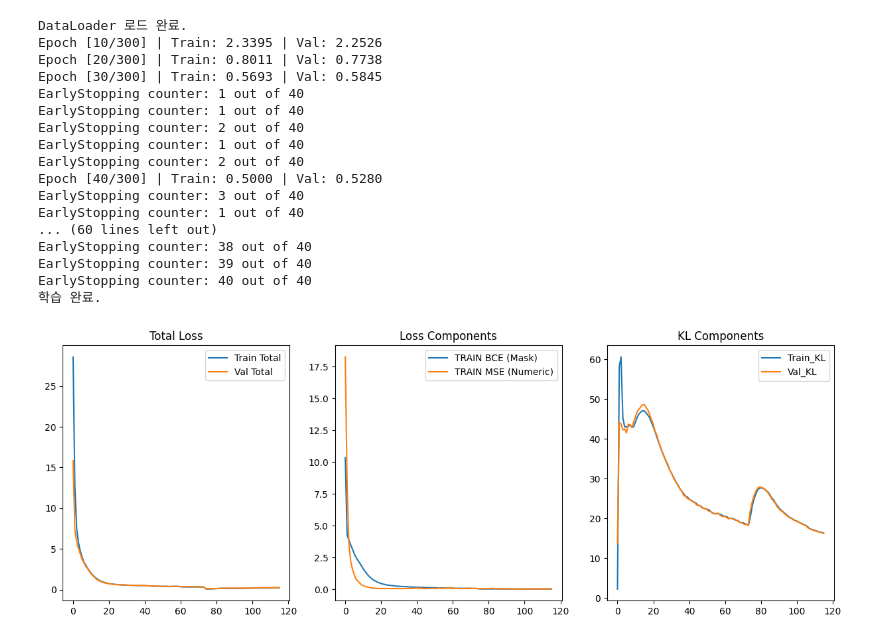
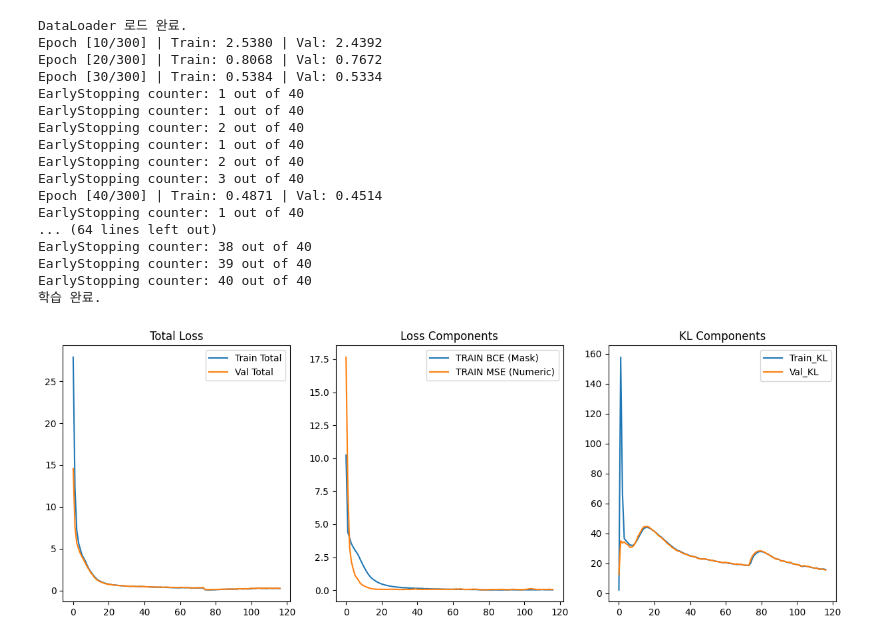
Before and after one commit to MINGYU-1/intern_practicing, a Jupyter notebook: 1_21_vae 모델.ipynb, the cells around one changed output. Drawn from its saved outputs; the diff is of its cells as text; code cells hidden in the pictures.

```diff
--- a/1_21_vae 모델.ipynb
+++ b/1_21_vae 모델.ipynb
@@ -22,9 +22,9 @@ except FileNotFoundError:
 # 샘플을 통해 입력 차원을 자동으로 결정합니다.
 x_sample, c_sample = next(iter(train_loader))
 model = MultiDecoderCondVAE(x_dim=x_sample.shape[1], c_dim=c_sample.shape[1]).to(device)
-early_stopping = EarlyStopping(patience = 40)
+early_stopping = EarlyStopping(patience = 40, min_delta=1e-9)
 optimizer = optim.Adam(model.parameters(), lr=1e-3, weight_decay=1e-5)
-scheduler = optim.lr_scheduler.ReduceLROnPlateau(optimizer, 'min', patience=15, factor=0.5)
+# scheduler = optim.lr_scheduler.ReduceLROnPlateau(optimizer, 'min', patience=15, factor=0.5)
 
 def get_beta_cyclical(epoch, total_epochs, n_cycles=4, beta_max=0.01):
     cycle_len = total_epochs // n_cycles
@@ -36,7 +36,7 @@ def get_beta_cyclical(epoch, total_epochs, n_cycles=4, beta_max=0.01):
 # 3. 학습 루프
 history = {'train_total': [], 'val_total': [], 'train_bce': [], 'train_mse': [], 'train_kl': [],'val_kl':[]}
 epochs = 300
-# beta_max = get_beta_cyclical(epoch,epochs) # KL 가중치 상한선
+
 
 for epoch in range(1, epochs + 1):
     model.train()
@@ -53,11 +53,9 @@ for epoch in range(1, epochs + 1):
         m_logits, r_num, mu, logvar = model(x, c)
 
         # 손실 함수 계산
-        loss_dict = integrated_loss_fn(m_logits, r_num, x, mu, logvar, beta=beta,lam = 0.1)
+        loss_dict = integrated_loss_fn(m_logits, r_num, x, mu, logvar, beta=beta)
 
         loss_dict['loss'].backward()
-        # 기울기 폭주 방지 (Gradient Clipping)
-        # torch.nn.utils.clip_grad_norm_(model.parameters(), max_norm=1.0)
         optimizer.step()
 
         t_loss += loss_dict['loss'].item()
@@ -89,7 +87,7 @@ for epoch in range(1, epochs + 1):
     history['train_kl'].append(t_kl / len(train_loader))
     history['val_kl'].append(avg_kl_loss)
 
-    scheduler.step(avg_val_loss)
+    # scheduler.step(avg_val_loss)
 
     if epoch % 10 == 0:
         print(f"Epoch [{epoch}/{epochs}] | Train: {avg_train_loss:.4f} | Val: {avg_val_loss:.4f}")
@@ -104,39 +102,39 @@ plt.subplot(1, 3, 1)
 plt.plot(history['train_total'], label='Train Total')
 plt.plot(history['val_total'], label='Val Total')
 plt.title('Total Loss')
 plt.legend()
 
 plt.subplot(1, 3, 2)
 plt.plot(history['train_bce'], label='TRAIN BCE (Mask)')
 plt.plot(history['train_mse'], label='TRAIN MSE (Numeric)')
 plt.title('Loss Components')
 plt.legend()
 
 plt.subplot(1,3,3)
 plt.plot(history['train_kl'],label ='Train_KL')
 plt.plot(history['val_kl'], label = 'Val_KL')
 plt.title('KL Components')
 plt.legend()
 plt.show()
 # %% [output]
 DataLoader 로드 완료.
-Epoch [10/300] | Train: 2.3395 | Val: 2.2526
-Epoch [20/300] | Train: 0.8011 | Val: 0.7738
-Epoch [30/300] | Train: 0.5693 | Val: 0.5845
+Epoch [10/300] | Train: 2.5380 | Val: 2.4392
+Epoch [20/300] | Train: 0.8068 | Val: 0.7672
+Epoch [30/300] | Train: 0.5384 | Val: 0.5334
 EarlyStopping counter: 1 out of 40
 EarlyStopping counter: 1 out of 40
 EarlyStopping counter: 2 out of 40
 EarlyStopping counter: 1 out of 40
 EarlyStopping counter: 2 out of 40
-Epoch [40/300] | Train: 0.5000 | Val: 0.5280
 EarlyStopping counter: 3 out of 40
+Epoch [40/300] | Train: 0.4871 | Val: 0.4514
 EarlyStopping counter: 1 out of 40
-... (60 lines left out)
+... (64 lines left out)
 EarlyStopping counter: 38 out of 40
 EarlyStopping counter: 39 out of 40
 EarlyStopping counter: 40 out of 40
 학습 완료.
-[figure, old version]
+[figure, new version]
 # %%
 import joblib
 import torch
```
Also changed, not shown: parts of 3 cells of this notebook, 22 other files.
